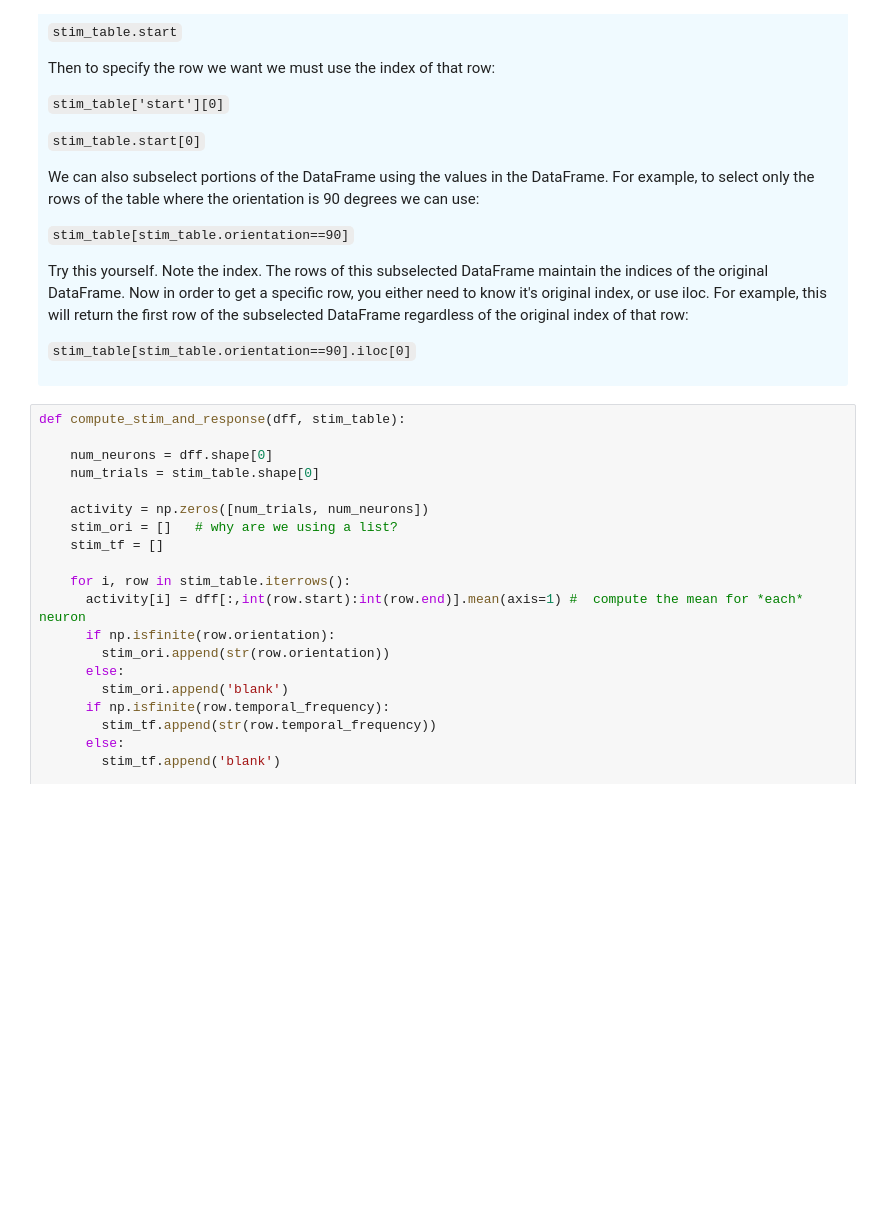
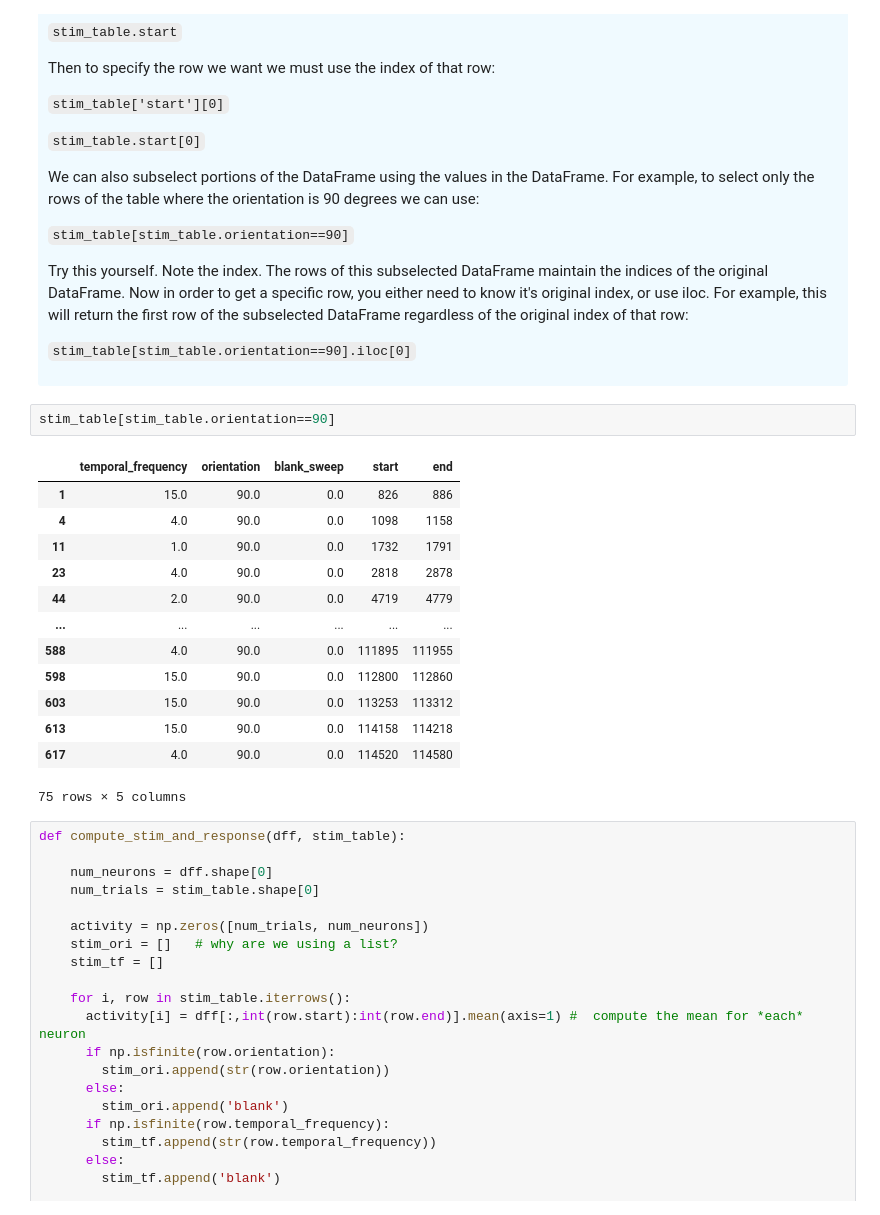
Before and after one commit to harmzy22/TReND-CaMinA, a Jupyter notebook: notebooks/Kenya26/03-04-AllenTutorial/Session_3_Population_Decoding.ipynb, the cells around one changed output. Drawn from its saved outputs; the diff is of its cells as text; blank space fills up the shorter version.

````diff
--- a/notebooks/Kenya26/03-04-AllenTutorial/Session_3_Population_Decoding.ipynb
+++ b/notebooks/Kenya26/03-04-AllenTutorial/Session_3_Population_Decoding.ipynb
@@ -146,6 +160,22 @@ Try this yourself. Note the index. The rows of this subselected DataFrame mainta
 
 ```stim_table[stim_table.orientation==90].iloc[0]```
 </div>
+# %%
+stim_table[stim_table.orientation==90]
+# %% [output]
+|  | temporal_frequency | orientation | blank_sweep | start | end |
+| 1 | 15.0 | 90.0 | 0.0 | 826 | 886 |
+| 4 | 4.0 | 90.0 | 0.0 | 1098 | 1158 |
+| 11 | 1.0 | 90.0 | 0.0 | 1732 | 1791 |
+| 23 | 4.0 | 90.0 | 0.0 | 2818 | 2878 |
+| 44 | 2.0 | 90.0 | 0.0 | 4719 | 4779 |
+| ... | ... | ... | ... | ... | ... |
+| 588 | 4.0 | 90.0 | 0.0 | 111895 | 111955 |
+| 598 | 15.0 | 90.0 | 0.0 | 112800 | 112860 |
+| 603 | 15.0 | 90.0 | 0.0 | 113253 | 113312 |
+| 613 | 15.0 | 90.0 | 0.0 | 114158 | 114218 |
+| 617 | 4.0 | 90.0 | 0.0 | 114520 | 114580 |
+75 rows × 5 columns
 # %%
 def compute_stim_and_response(dff, stim_table):
 
````
Also changed, not shown: parts of 20 cells of this notebook.
